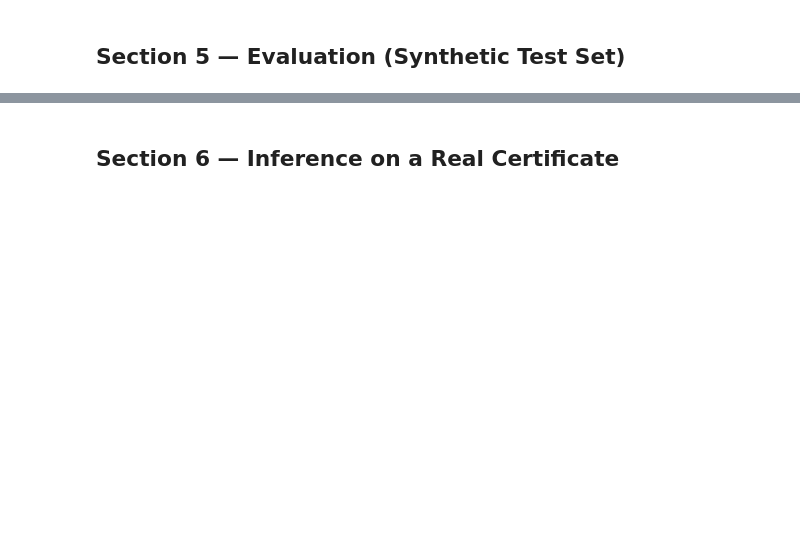
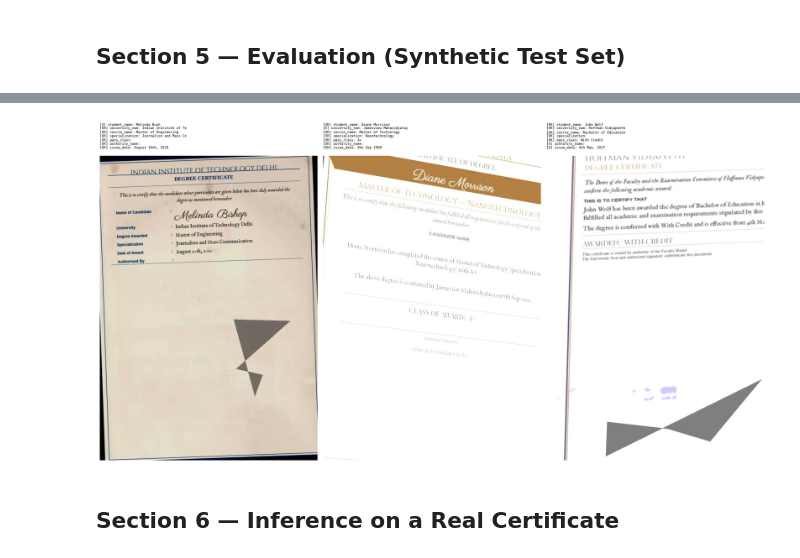
Before and after one commit to Vrushti33/DegreeDetailExtract, a Jupyter notebook: DegreeDetailExtract_v5.ipynb, the cells around one changed output, grey strips where cells are left out. Drawn from its saved outputs; the diff is of its cells as text; code cells hidden in the pictures; blank space fills up the shorter version.

```diff
--- a/DegreeDetailExtract_v5.ipynb
+++ b/DegreeDetailExtract_v5.ipynb
@@ -1210,9 +1410,13 @@ print(f'Model loaded on {device} at 960x1280.')
 # %%
 import json, re, editdistance
 from PIL import Image
-import torch
+import torch, warnings, transformers
+warnings.filterwarnings('ignore')
+transformers.logging.set_verbosity_error()
 
 DATASET = '/content/dataset_v5'
+FIELDS  = ['student_name', 'university_name', 'course_name',
+           'specialization', 'pass_class', 'authority_name', 'issue_date']
 
 with open(f'{DATASET}/metadata_test.jsonl') as fp:
     test_rows = [json.loads(l) for l in fp]
@@ -1224,12 +1428,10 @@ exact  = {f: 0 for f in FIELDS}
 cer    = {f: [] for f in FIELDS}
 
 for idx, row in enumerate(test_rows):
-    print(f'  Evaluating {idx+1}/{len(test_rows)}...', end='\r', flush=True)
-    try:
-        img    = Image.open(f"{DATASET}/{row['file_name']}").convert('RGB')
-    except Exception:
-        continue
-    pixels  = processor(images=img, return_tensors='pt').pixel_values.to(device)
+    if (idx + 1) % 25 == 0:
+        print(f'  Evaluating {idx+1}/{len(test_rows)}...', end='\r')
+    img    = Image.open(f"{DATASET}/{row['file_name']}").convert('RGB')
+    pixels = processor(images=img, return_tensors='pt').pixel_values.to(device)
     dec_ids = processor.tokenizer(task_prompt, add_special_tokens=False,
                                    return_tensors='pt').input_ids.to(device)
     with torch.no_grad():
@@ -1247,7 +1449,7 @@ for idx, row in enumerate(test_rows):
 n = len(test_rows)
 print(f'\nEvaluation on {n} SYNTHETIC test certificates')
 print('NOTE: this only measures in-distribution accuracy.')
-print(f'\n  {"Field":<24} Exact %  Avg CER')
+print(f'\n  Field{" ":18s} Exact %  Avg CER')
 print('  ' + '-' * 40)
 for f in FIELDS:
     ex_pct  = 100 * exact[f] / n
@@ -1257,51 +1472,52 @@ for f in FIELDS:
 # %%
 # Show 3 test examples side-by-side: predicted vs ground truth
-import random, re, json
+import random, re, json, warnings, transformers
 from PIL import Image
 import matplotlib.pyplot as plt
 import torch
 
+warnings.filterwarnings('ignore')
+transformers.logging.set_verbosity_error()
+
 DATASET = '/content/dataset_v5'
+FIELDS  = ['student_name', 'university_name', 'course_name',
+           'specialization', 'pass_class', 'authority_name', 'issue_date']
 
 with open(f'{DATASET}/metadata_test.jsonl') as fp:
     test_rows = [json.loads(l) for l in fp]
 
-samples = random.sample(test_rows, min(3, len(test_rows)))
-fig, axes = plt.subplots(1, len(samples), figsize=(18, 9))
-if len(samples) == 1: axes = [axes]
+samples = random.sample(test_rows, 3)
+fig, axes = plt.subplots(1, 3, figsize=(18, 9))
 
 task_prompt = processor.tokenizer.decode(
     [model.config.decoder_start_token_id], skip_special_tokens=False)
 
 for ax, row in zip(axes, samples):
-    try:
-        img = Image.open(f"{DATASET}/{row['file_name']}").convert('RGB')
-    except Exception:
-        ax.axis('off')
-        continue
-    pixels  = processor(images=img, return_tensors='pt').pixel_values.to(device)
+    img    = Image.open(f"{DATASET}/{row['file_name']}").convert('RGB')
+    pixels = processor(images=img, return_tensors='pt').pixel_values.to(device)
     dec_ids = processor.tokenizer(task_prompt, add_special_tokens=False,
                                    return_tensors='pt').input_ids.to(device)
     with torch.no_grad():
         out = model.generate(pixel_values=pixels, decoder_input_ids=dec_ids,
                              max_new_tokens=128, early_stopping=True)
     pred_str = processor.tokenizer.decode(out[0], skip_special_tokens=False)
 
-    lines = []
+    annotation = ''
     for f in FIELDS:
-        gt   = str(row.get(f, ''))
-        m    = re.search(fr'<s_{f}>(.*?)</s_{f}>', pred_str, re.DOTALL)
+        gt = str(row.get(f, ''))
+        m  = re.search(fr'<s_{f}>(.*?)</s_{f}>', pred_str, re.DOTALL)
         pred = m.group(1).strip() if m else 'MISSING'
         icon = 'OK' if pred.lower() == gt.lower() else 'X'
-        lines.append(f'[{icon}] {f[:14]}: {pred[:22]}')
+        annotation += f'[{icon}] {f[:14]}: {pred[:22]}\n'
 
     ax.imshow(img)
-    ax.set_title('
-'.join(lines), fontsize=6.5, family='monospace', loc='left')
+    ax.set_title(annotation, fontsize=6.5, family='monospace', loc='left')
     ax.axis('off')
 
 plt.tight_layout()
 plt.show()
+# %% [output]
+[figure, added]
 # %% [markdown]
 ## Section 6 — Inference on a Real Certificate
 # %%
```
Also changed, not shown: parts of 20 cells of this notebook, 39 other files.
